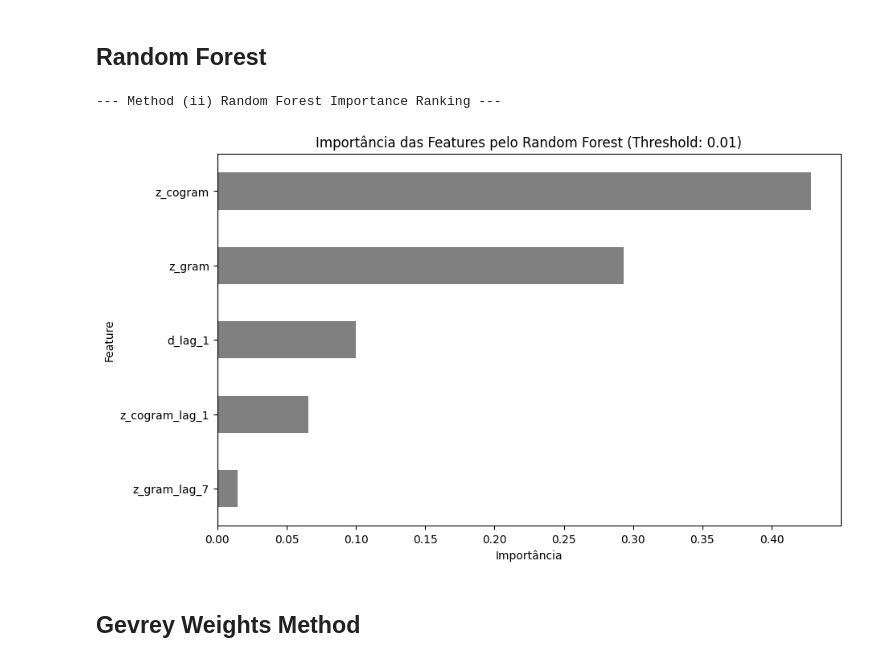
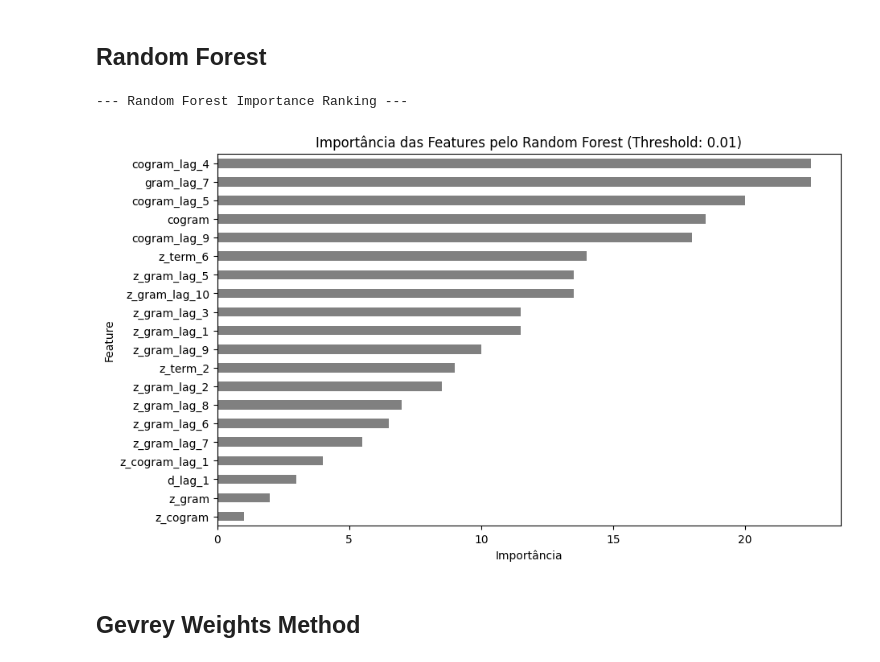
Before and after one commit to gddeazevedo/rgpe, a Jupyter notebook: notebooks/feature_selection.ipynb, the cells around one changed output. Saved outputs shown, nothing was run; the diff lists cells and outputs as text; code cells hidden in the pictures.

```diff
--- a/notebooks/feature_selection.ipynb
+++ b/notebooks/feature_selection.ipynb
@@ -48,24 +49,31 @@ plot_top_features(
 # %% [markdown]
 ## Random Forest
 # %%
-print("--- Method (ii) Random Forest Importance Ranking ---")
+print("--- Random Forest Importance Ranking ---")
+
 rf_model = RandomForestRegressor(n_estimators=100, random_state=42, n_jobs=-1)
 rf_model.fit(X, y)
-rf_importance = pd.Series(rf_model.feature_importances_, index=X.columns)
-sorted_rf_rank = rf_importance.sort_values(ascending=False)
-top_rf_features = sorted_rf_rank[sorted_rf_rank > 0.01]
 
-top_rf_features.index.to_series().to_csv("../results/random_forest_feature_selection.csv", index=False, header=["feature"])
+rf_purity = pd.Series(rf_model.feature_importances_, index=X.columns)
+
+perm_result = permutation_importance(rf_model, X, y, n_repeats=10, random_state=42, n_jobs=1)
+rf_accuracy = pd.Series(perm_result.importances_mean, index=X.columns)
+
+combined_rank = (rf_purity.rank(ascending=False) + rf_accuracy.rank(ascending=False)) / 2
+top_features = combined_rank.sort_values().head(20)
+
+result_df = pd.DataFrame({"feature": top_features.index})
+result_df.to_csv("../results/random_forest_feature_selection.csv", index=False)
 
 plot_top_features(
-    top_rf_features,
+    top_features,
     "Importância das Features pelo Random Forest (Threshold: 0.01)",
     "Importância",
     "Feature"
 )
 # %% [output]
---- Method (ii) Random Forest Importance Ranking ---
+--- Random Forest Importance Ranking ---
-[figure, old version]
+[figure, new version]
 # %% [markdown]
 ## Gevrey Weights Method
 # %%
```
Also changed, not shown: parts of 2 cells of this notebook, 10 other files.
